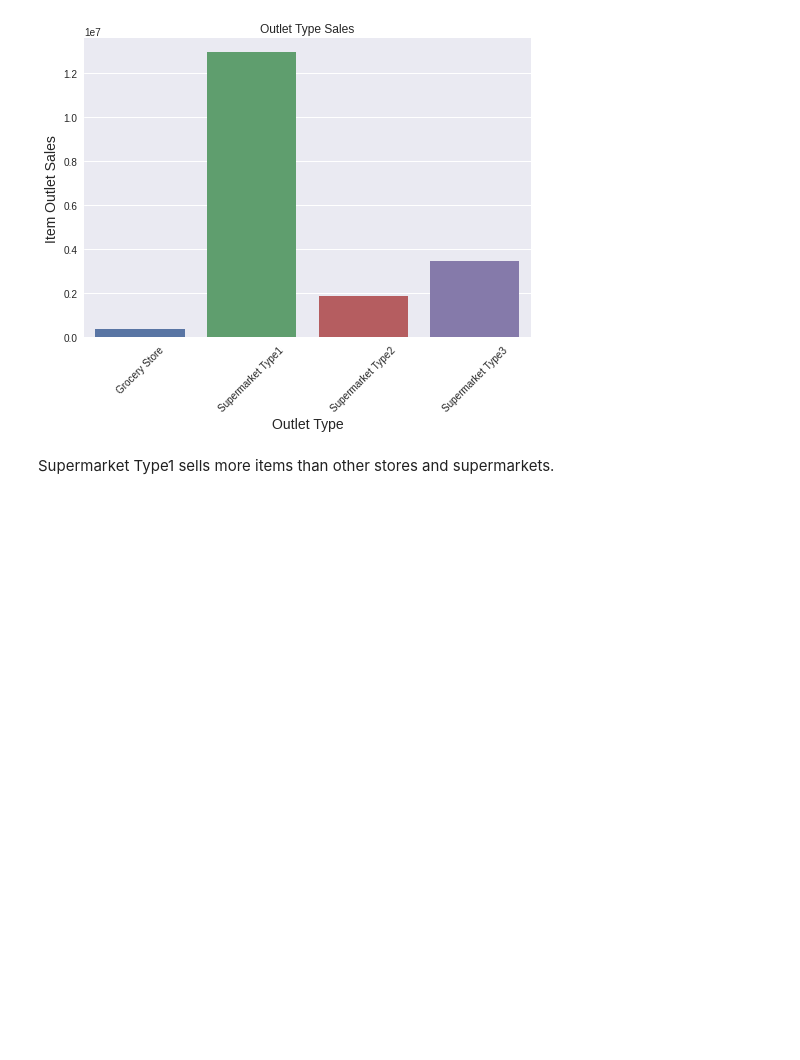
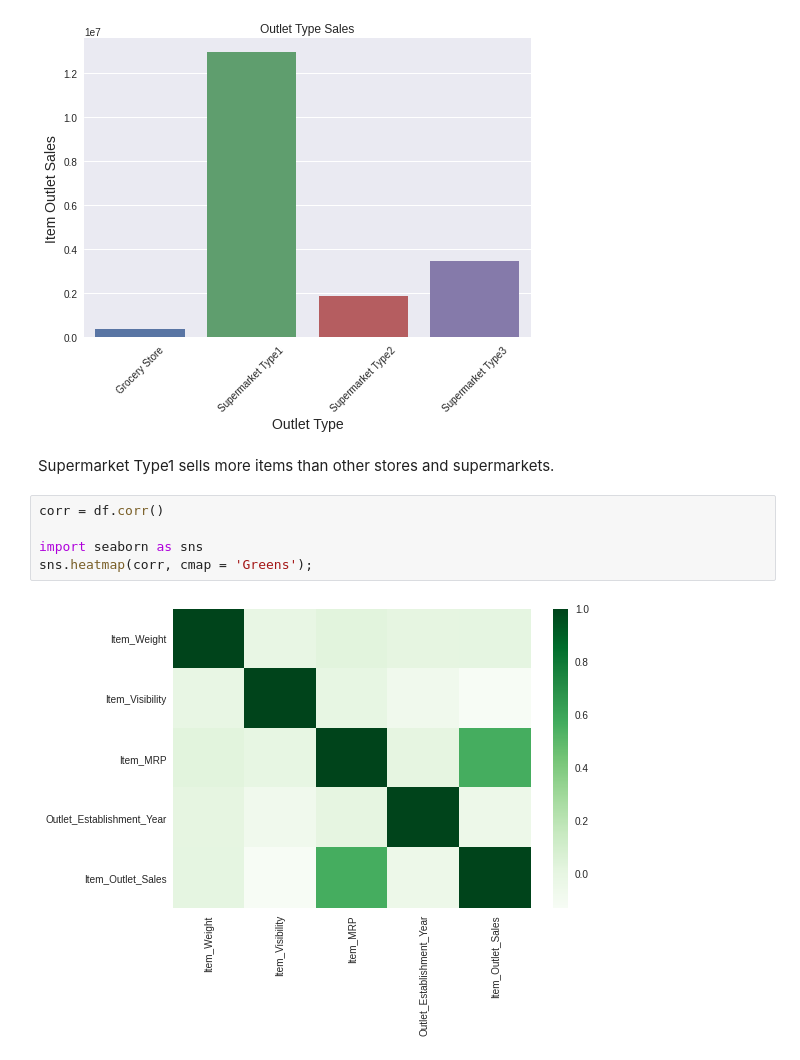
Before and after one commit to munusamymp/sales-predictions, a Jupyter notebook: sales_predictions.ipynb, the cells around one changed output. Saved outputs shown, nothing was run; the diff lists cells and outputs as text; blank space fills up the shorter version.

```diff
--- a/sales_predictions.ipynb
+++ b/sales_predictions.ipynb
@@ -246,3 +246,10 @@ plt.ylabel('Item Outlet Sales', fontsize=14);
 [figure]
 # %% [markdown]
 Supermarket Type1 sells more items than other stores and supermarkets.
+# %%
+corr = df.corr()
+
+import seaborn as sns
+sns.heatmap(corr, cmap = 'Greens');
+# %% [output]
+[figure, added]
```
